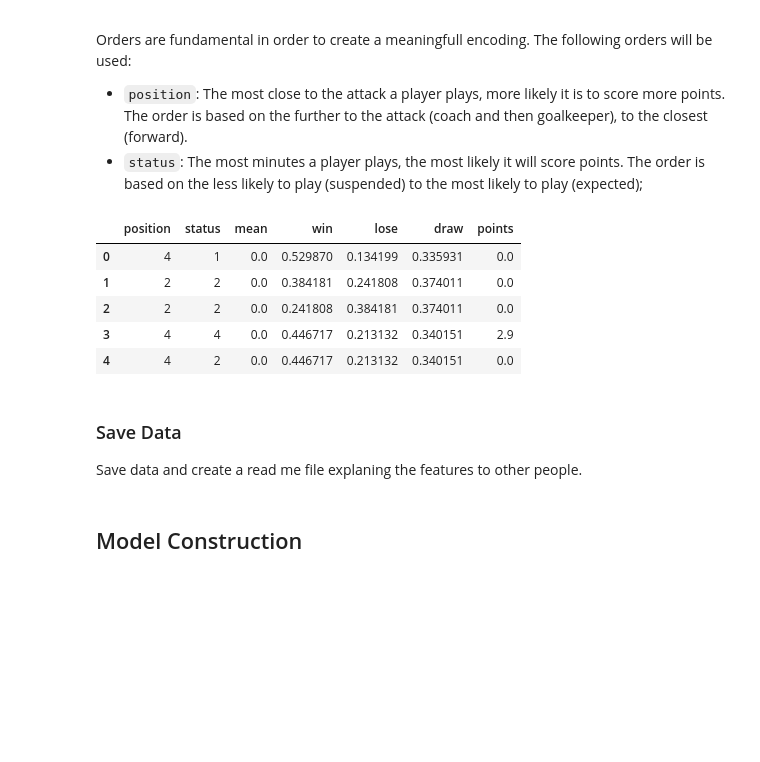
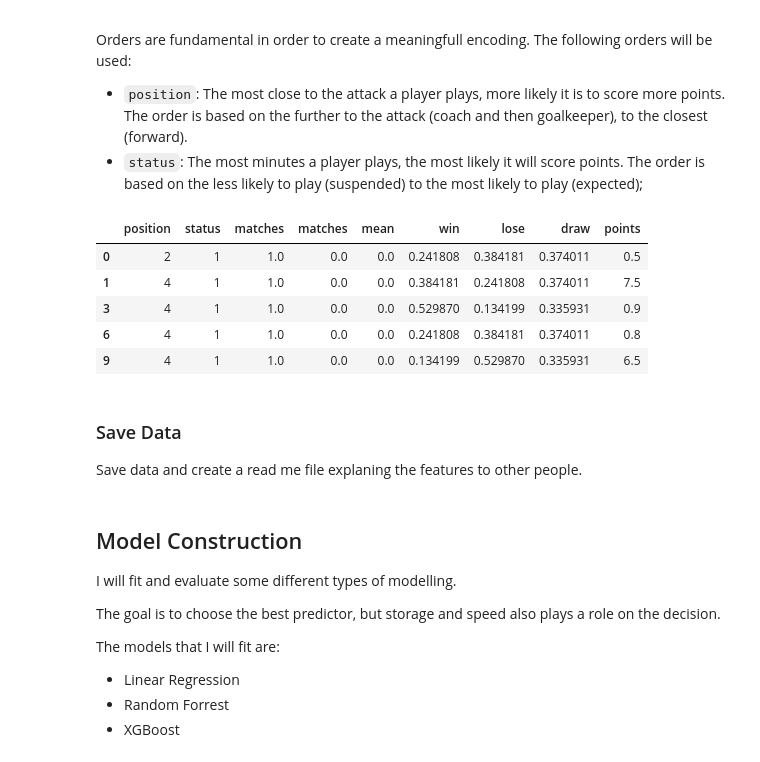
Before and after one commit to matheusccouto/palpite, a Jupyter notebook: notebooks/model_building.ipynb, the cells around one changed output. Cells and saved outputs as stored; diff of their text form; code cells hidden in the pictures; blank space fills up the shorter version.

```diff
--- a/notebooks/model_building.ipynb
+++ b/notebooks/model_building.ipynb
@@ -96,7 +119,7 @@ Redundant features, like athlete id, name, nickname, slug are also removed.
 Price-related features are removed since I want the model to completely disregard prices (unbiased to pricing).
 # %%
 to_keep = [
-    'year',
+    'year',  # Number of years played
     'apelido',  # Athlete nickname.
     'rodada_id',  # Round number.
     'clube.id.full.name',  # Club full name.
@@ -104,6 +127,7 @@ to_keep = [
     'status_id',  # Status ID.
     'media_num',  # Mean number.
     'pontos_num',  # Points number.
+    'matches',  # Number of matches played.
 ]
 
 cartola_data = cartola_data[to_keep]
@@ -315,8 +340,9 @@ cartola_data = cartola_data.drop(columns=["status_previous", "points_previous",
 # Remove suffixes
 cartola_data.columns = [col.replace("_previous", "").replace("_current", "") for col in cartola_data.columns]
 
-# Transform mean NaN in 0
+# Transform mean and matches NaN in 0
 cartola_data["mean"] = cartola_data["mean"].fillna(0)
+cartola_data["matches"] = cartola_data["matches"].fillna(0)
 
 cartola_data.head()
 # %% [output]
@@ -846,6 +878,6 @@ Some features like date and athlete name were usefull up to know only for mergin
 
 Also, now we'll work with a single DataFrame and there's no need to call the variable `cartola_data`. I'll rename it to only `data`.
 # %%
-data = cartola_data[["position", "status", "mean", "win", "lose", "draw", "points"]]
+data = cartola_data[["position", "status", "matches", "mean", "win", "lose", "draw", "points"]]
 data.head()
 # %% [output]
@@ -857,0 +893,7 @@ data.head()
+# %%
+data = data[
+    (data["status"] != "suspended")
+    & (data["status"] != "injured")
+    & (data["status"] != "null")
+]
+data.head()
@@ -867,26 +916,26 @@ Orders are fundamental in order to create a meaningfull encoding. The following
 # %%
 # Converto features to category-type.
 data["position"] = data["position"].astype("category")
 data["status"] = data["status"].astype("category")
 
 # Order
 position_order = ["coach", "goalkeeper", "defender", "fullback", "midfielder", "forward"]
-status_order = ["suspended", "injured", "null", "doubt", "expected"]
+status_order = ["doubt", "expected"]
 data["position"] = data["position"].cat.reorder_categories(position_order)
 data["status"] = data["status"].cat.reorder_categories(status_order)
 
 # Transform into codes.
 data["position"] = data["position"].cat.codes
 data["status"] = data["status"].cat.codes
 
 data.head()
 # %% [output]
-|  | position | status | mean | win | lose | draw | points |
-| 0 | 4 | 1 | 0.0 | 0.529870 | 0.134199 | 0.335931 | 0.0 |
-| 1 | 2 | 2 | 0.0 | 0.384181 | 0.241808 | 0.374011 | 0.0 |
-| 2 | 2 | 2 | 0.0 | 0.241808 | 0.384181 | 0.374011 | 0.0 |
-| 3 | 4 | 4 | 0.0 | 0.446717 | 0.213132 | 0.340151 | 2.9 |
-| 4 | 4 | 2 | 0.0 | 0.446717 | 0.213132 | 0.340151 | 0.0 |
+|  | position | status | matches | matches | mean | win | lose | draw | points |
+| 0 | 2 | 1 | 1.0 | 0.0 | 0.0 | 0.241808 | 0.384181 | 0.374011 | 0.5 |
+| 1 | 4 | 1 | 1.0 | 0.0 | 0.0 | 0.384181 | 0.241808 | 0.374011 | 7.5 |
+| 3 | 4 | 1 | 1.0 | 0.0 | 0.0 | 0.529870 | 0.134199 | 0.335931 | 0.9 |
+| 6 | 4 | 1 | 1.0 | 0.0 | 0.0 | 0.241808 | 0.384181 | 0.374011 | 0.8 |
+| 9 | 4 | 1 | 1.0 | 0.0 | 0.0 | 0.134199 | 0.529870 | 0.335931 | 6.5 |
 # %% [markdown]
 ### Save Data
 Save data and create a read me file explaning the features to other people.
@@ -931,5 +978,14 @@ Sources:
 
 with open(r"data\README.md", "w") as file:
     file.write(read_me)
-# %% [markdown]
-## Model Construction
+# %% [markdown]
+## Model Construction
+I will fit and evaluate some different types of modelling.
+
+The goal is to choose the best predictor, but storage and speed also plays a role on the decision.
+
+The models that I will fit are:
+
+* Linear Regression
+* Random Forrest
+* XGBoost
```
Also changed, not shown: parts of 30 cells of this notebook, 2 other files.
